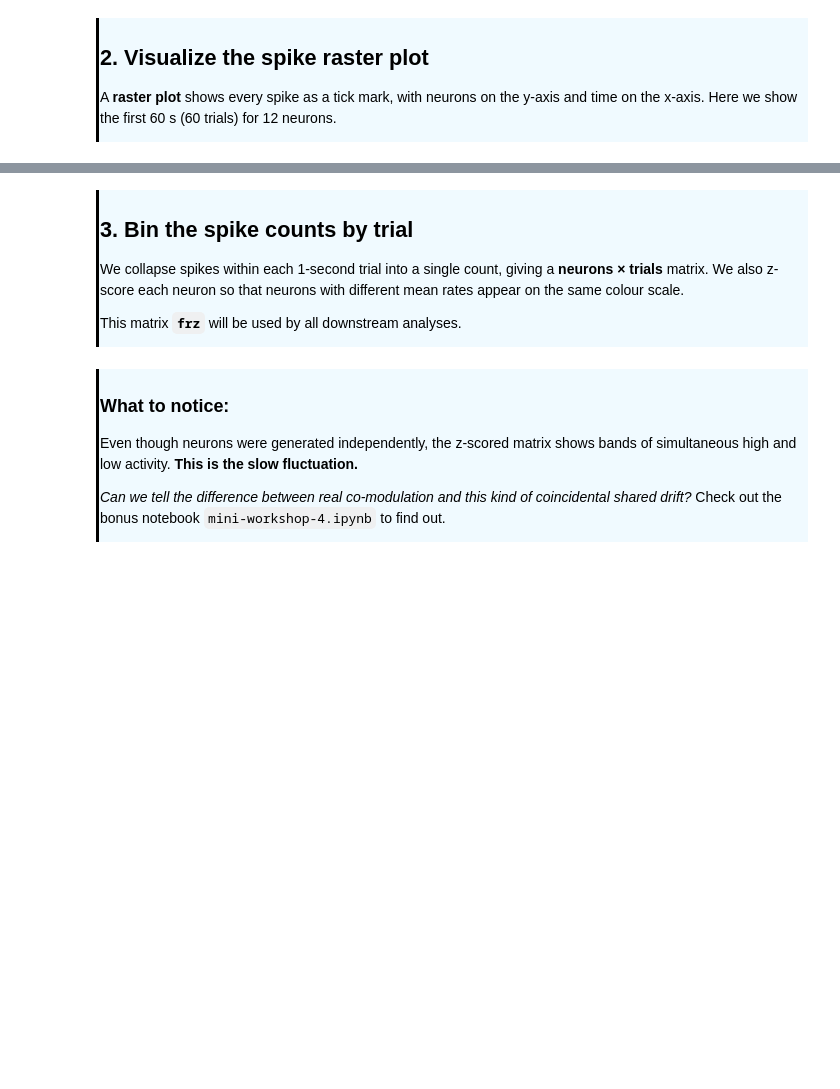
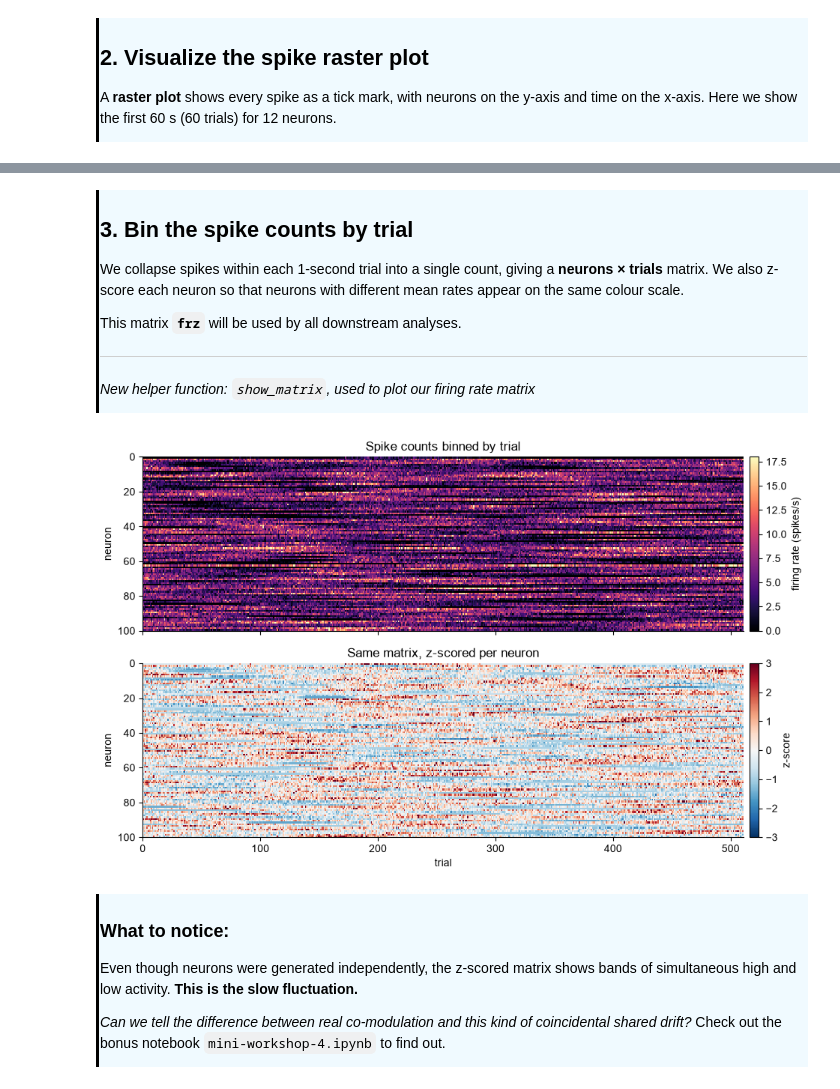
Before and after one commit to AllenSWDB/SWDB_2026_Good_Analysis, a Jupyter notebook: code/GoodAnalysis-Workshop2_solutions.ipynb, the cells around one changed output, grey strips where cells are left out. Drawn from its saved outputs; the diff is of its cells as text; code cells hidden in the pictures; blank space fills up the shorter version.

Commit message:
moved helper functions to external utils

```diff
--- a/code/GoodAnalysis-Workshop2_solutions.ipynb
+++ b/code/GoodAnalysis-Workshop2_solutions.ipynb
@@ -142,24 +155,11 @@ mimicking how a task block variable might be structured in a real experiment.
 
 </div>
 # %%
-def slow_traces(rng, n_rows, n_pts, tau_pts):
-    """n_rows independent smooth random traces, length n_pts, timescale tau_pts samples.
-    White noise low-pass filtered with a Gaussian, then z-scored row-wise.
-    mode='wrap' makes each trace periodic, so a circular shift is still a valid
-    sample from the same generative process."""
-    z = gaussian_filter1d(rng.normal(0, 1, (n_rows, n_pts)), tau_pts, axis=1, mode='wrap')
-    return z / z.std(axis=1, keepdims=True)
+# setup code for importing helper functions
+import sys, importlib
+sys.path.append('utils')
+import workshop2_utils
+importlib.reload(workshop2_utils) # automatically reloads helper functions if they are changed while kernel is running
 
-
-def make_blocks(rng, n_blocks=N_BLOCKS, lo=BLOCK_LEN[0], hi=BLOCK_LEN[1], n_trials=None):
-    """Sequence of alternating +1/−1 blocks, random lengths in [lo, hi].
-    Pass n_trials to draw exactly that many trials (used for pseudosessions)."""
-    sign = rng.choice([-1, 1])
-    values, ids, i = [], [], 0
-    while (len(values) < n_trials) if n_trials else (i < n_blocks):
-        L = int(rng.integers(lo, hi + 1))
-        values += [sign * (-1) ** i] * L
-        ids    += [i] * L
-        i += 1
-    values, ids = np.array(values), np.array(ids)
-    return (values[:n_trials], ids[:n_trials]) if n_trials else (values, ids)
+# import the first two helper functions
+from workshop2_utils import slow_traces, make_blocks
@@ -309,31 +415,35 @@ different mean rates appear on the same colour scale.
 
 This matrix **`frz`** will be used by all downstream analyses.
 
+---
+
+*New helper function: `show_matrix`, used to plot our firing rate matrix*
+
 </div>
 # %%
 # sum spikes within each trial for each neuron
 counts = spikes.reshape(N_NEURONS, n_trials, per_trial).sum(axis=2)   # (neurons, trials)
 fr     = counts / TRIAL_DUR                                            # convert to spikes/s
 frz    = (fr - fr.mean(axis=1, keepdims=True)) / fr.std(axis=1, keepdims=True)  # z-score
 
-def show_matrix(ax, M, cmap, vmin, vmax, title, cbar_label, ylabel='neuron'):
-    """Display a neurons × trials matrix. interpolation='nearest' prevents matplotlib
-    from blurring across trials or neurons, which would invent structure."""
-    im = ax.imshow(M, aspect='auto', cmap=cmap, vmin=vmin, vmax=vmax,
-                   interpolation='nearest', extent=[0, M.shape[1], M.shape[0], 0])
-    ax.set_ylabel(ylabel)
-    ax.set_title(title)
-    plt.colorbar(im, ax=ax, label=cbar_label, fraction=0.025, pad=0.01)
-    return im
+# import the show_matrix helper function
+from workshop2_utils import show_matrix
 
+# setup the plotting area
 fig, axes = plt.subplots(2, 1, figsize=(9.5, 6), sharex=True)
+
+# plot the raw firing rate matrix on the first subplot
 show_matrix(axes[0], fr, 'magma', 0, np.percentile(fr, 99.5),
             'Spike counts binned by trial', 'firing rate (spikes/s)')
+
+# plot the z-scored firing rate matrix on the second subplot
 show_matrix(axes[1], frz, 'RdBu_r', -3, 3,
             'Same matrix, z-scored per neuron', 'z-score')
 axes[1].set_xlabel('trial')
 plt.tight_layout()
 plt.show()
+# %% [output]
+[figure, added]
 # %% [markdown]
 <div style="border-left: 3px solid #000; padding: 1px; padding-left: 10px; background: #F0FAFF;  max-width: 90%; overflow-x: auto; color: #000000;">
 
```
Also changed, not shown: parts of 59 cells of this notebook, 1 other file.
